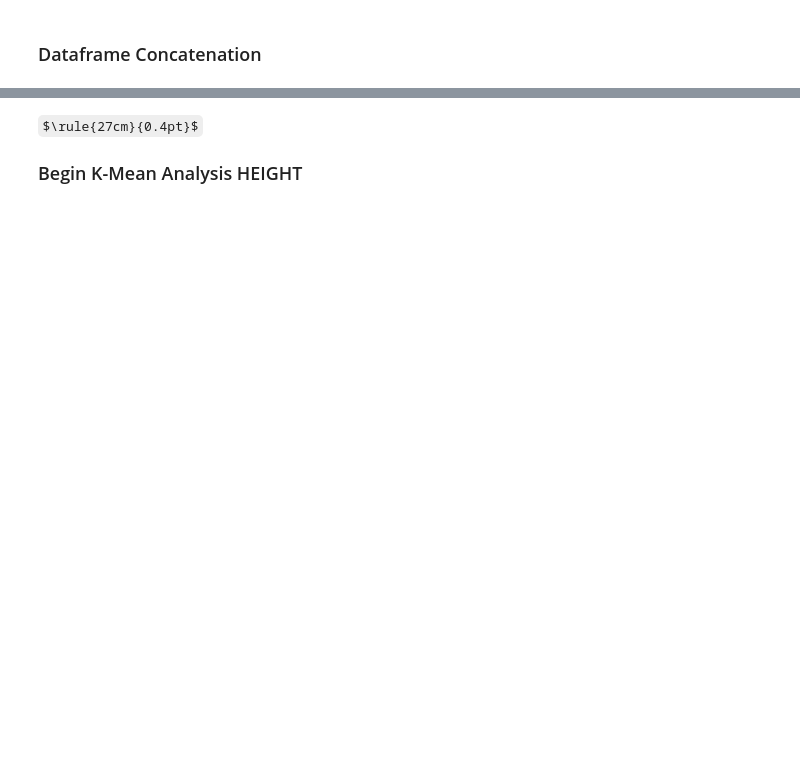
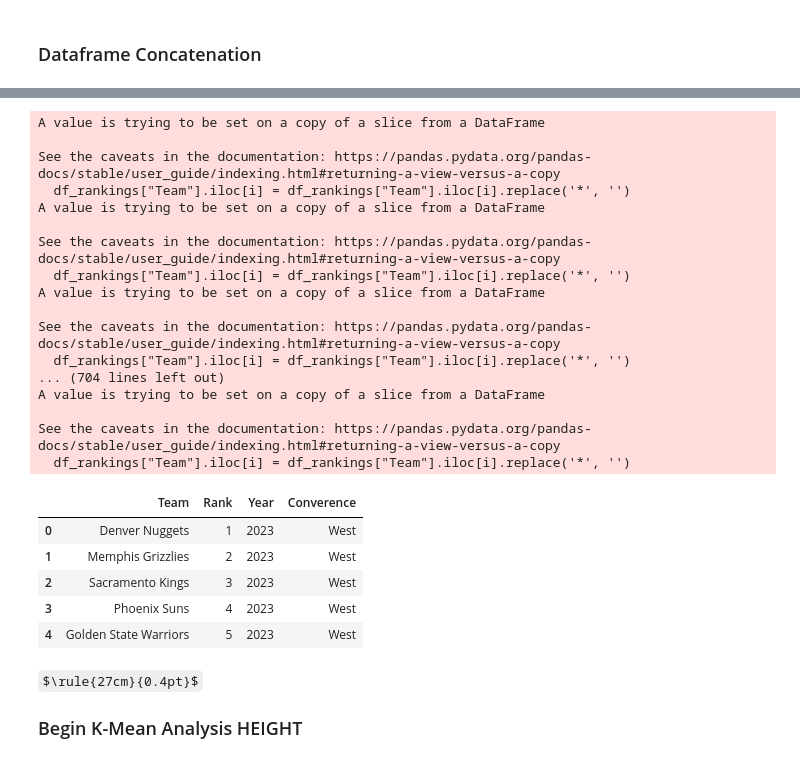
Before and after one commit to colekrant/ADS-Final-Project, a Jupyter notebook: height_weight.ipynb, the cells around one changed output, grey strips where cells are left out. Saved outputs shown, nothing was run; the diff lists cells and outputs as text; code cells hidden in the pictures; some formulas as TeX source; blank space fills up the shorter version.

```diff
--- a/height_weight.ipynb
+++ b/height_weight.ipynb
@@ -216,18 +245,61 @@ dfMaster.head(5)
 # %%
 #--------------------------------------------------------------------------------#
+## Rankings
+#   Abbreviation (id)
+#   Rank
+#   Year
+#   Conference
+df_rankings = pd.read_csv("data/rankings.csv")
+# df_rankings.merge(df_rankings, df_team, left_on="Team", right_on="abbreviation")
+
+for i in range(len(df_rankings)):
+    if (df_rankings["Team"].iloc[i].find('*')):
+        df_rankings["Team"].iloc[i] = df_rankings["Team"].iloc[i].replace('*', '')
+
+df_rankings.head()
+
+
 ## Drop the useless data
-dfMaster.dropna(inplace=True)
+# dfMaster.dropna(inplace=True)
+# print(df_rankings)
+# dfMaster.merge(dfMaster, df_rankings, left_on="Team", right_on="Team")
 # print(dfMaster.head(100))
 
-## Split into by year
-df_18 = dfMaster[dfMaster["Year"] == 2018]
-df_19 = dfMaster[dfMaster["Year"] == 2019]
-df_20 = dfMaster[dfMaster["Year"] == 2020]
-df_21 = dfMaster[dfMaster["Year"] == 2021]
-df_22 = dfMaster[dfMaster["Year"] == 2022]
-df_23 = dfMaster[dfMaster["Year"] == 2023]
+# print(dfMaster.head(100))
+
+# ## Split into by year
+# df_18 = dfMaster[dfMaster["Year"] == 2018]
+# df_19 = dfMaster[dfMaster["Year"] == 2019]
+# df_20 = dfMaster[dfMaster["Year"] == 2020]
+# df_21 = dfMaster[dfMaster["Year"] == 2021]
+# df_22 = dfMaster[dfMaster["Year"] == 2022]
+# df_23 = dfMaster[dfMaster["Year"] == 2023]
 
 #--------------------------------------------------------------------------------#
+# %% [output]
+A value is trying to be set on a copy of a slice from a DataFrame
+
+See the caveats in the documentation: https://pandas.pydata.org/pandas-docs/stable/user_guide/indexing.html#returning-a-view-versus-a-copy
+  df_rankings["Team"].iloc[i] = df_rankings["Team"].iloc[i].replace('*', '')
+A value is trying to be set on a copy of a slice from a DataFrame
+
+See the caveats in the documentation: https://pandas.pydata.org/pandas-docs/stable/user_guide/indexing.html#returning-a-view-versus-a-copy
+  df_rankings["Team"].iloc[i] = df_rankings["Team"].iloc[i].replace('*', '')
+A value is trying to be set on a copy of a slice from a DataFrame
+
+See the caveats in the documentation: https://pandas.pydata.org/pandas-docs/stable/user_guide/indexing.html#returning-a-view-versus-a-copy
+  df_rankings["Team"].iloc[i] = df_rankings["Team"].iloc[i].replace('*', '')
+... (704 lines left out)
+A value is trying to be set on a copy of a slice from a DataFrame
+
+See the caveats in the documentation: https://pandas.pydata.org/pandas-docs/stable/user_guide/indexing.html#returning-a-view-versus-a-copy
+  df_rankings["Team"].iloc[i] = df_rankings["Team"].iloc[i].replace('*', '')
+|  | Team | Rank | Year | Converence |
+| 0 | Denver Nuggets | 1 | 2023 | West |
+| 1 | Memphis Grizzlies | 2 | 2023 | West |
+| 2 | Sacramento Kings | 3 | 2023 | West |
+| 3 | Phoenix Suns | 4 | 2023 | West |
+| 4 | Golden State Warriors | 5 | 2023 | West |
 # %% [markdown]
 $\rule{27cm}{0.4pt}$
 ### Begin K-Mean Analysis HEIGHT
```
Also changed, not shown: parts of 8 cells of this notebook.
